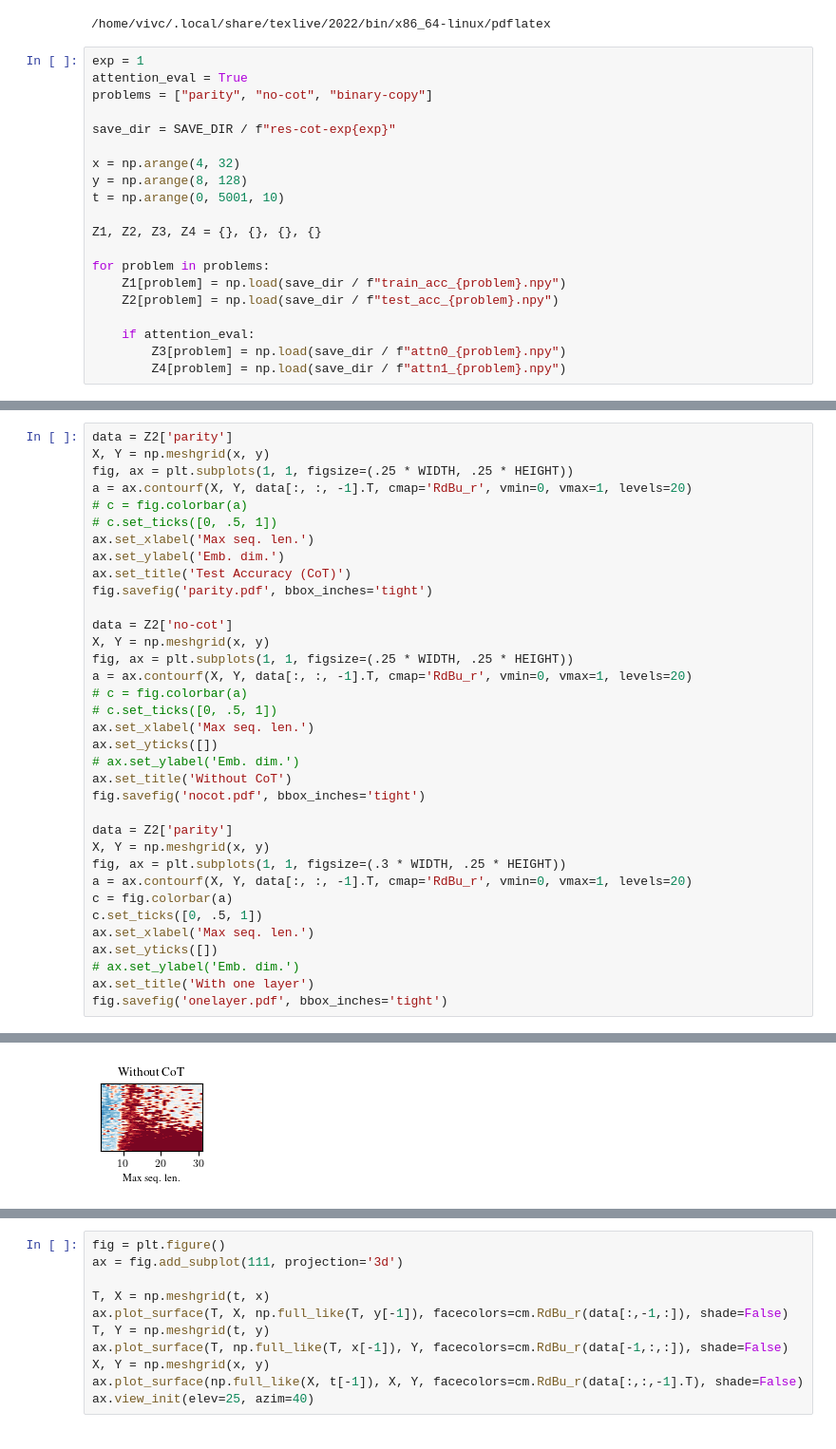
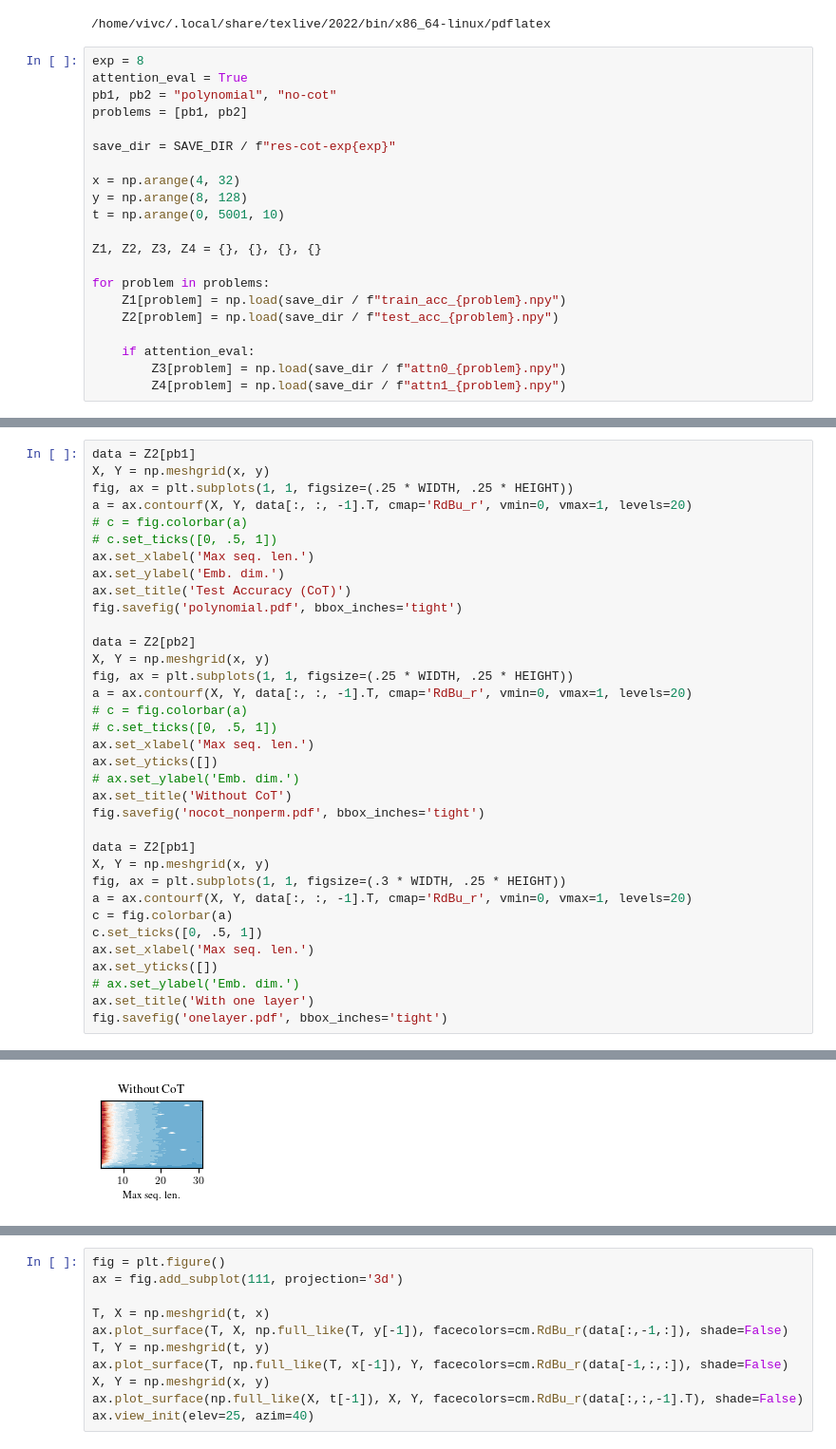
Before and after one commit to fairinternal/composable-llm, a Jupyter notebook: notebooks/show_scaling.ipynb, the cells around one changed output, grey strips where cells are left out. Shown at 95% size. Saved outputs shown, nothing was run; the diff lists cells and outputs as text.

```diff
--- a/notebooks/show_scaling.ipynb
+++ b/notebooks/show_scaling.ipynb
@@ -21,9 +21,10 @@ if usetex:
 # %% [output]
 /home/vivc/.local/share/texlive/2022/bin/x86_64-linux/pdflatex
 # %%
-exp = 1
+exp = 8
 attention_eval = True
-problems = ["parity", "no-cot", "binary-copy"]
+pb1, pb2 = "polynomial", "no-cot"
+problems = [pb1, pb2]
 
 save_dir = SAVE_DIR / f"res-cot-exp{exp}"
 
@@ -53,5 +54,5 @@ for Zi in (
 # %%
-data = Z2['parity']
+data = Z2[pb1]
 X, Y = np.meshgrid(x, y)
 fig, ax = plt.subplots(1, 1, figsize=(.25 * WIDTH, .25 * HEIGHT))
 a = ax.contourf(X, Y, data[:, :, -1].T, cmap='RdBu_r', vmin=0, vmax=1, levels=20)
@@ -60,9 +61,9 @@ a = ax.contourf(X, Y, data[:, :, -1].T, cmap='RdBu_r', vmin=0, vmax=1, levels=20
 ax.set_xlabel('Max seq. len.')
 ax.set_ylabel('Emb. dim.')
 ax.set_title('Test Accuracy (CoT)')
-fig.savefig('parity.pdf', bbox_inches='tight')
+fig.savefig('polynomial.pdf', bbox_inches='tight')
 
-data = Z2['no-cot']
+data = Z2[pb2]
 X, Y = np.meshgrid(x, y)
 fig, ax = plt.subplots(1, 1, figsize=(.25 * WIDTH, .25 * HEIGHT))
 a = ax.contourf(X, Y, data[:, :, -1].T, cmap='RdBu_r', vmin=0, vmax=1, levels=20)
@@ -72,9 +73,9 @@ ax.set_xlabel('Max seq. len.')
 ax.set_yticks([])
 # ax.set_ylabel('Emb. dim.')
 ax.set_title('Without CoT')
-fig.savefig('nocot.pdf', bbox_inches='tight')
+fig.savefig('nocot_nonperm.pdf', bbox_inches='tight')
 
-data = Z2['parity']
+data = Z2[pb1]
 X, Y = np.meshgrid(x, y)
 fig, ax = plt.subplots(1, 1, figsize=(.3 * WIDTH, .25 * HEIGHT))
 a = ax.contourf(X, Y, data[:, :, -1].T, cmap='RdBu_r', vmin=0, vmax=1, levels=20)
@@ -90 +91 @@ fig.savefig('onelayer.pdf', bbox_inches='tight')
-[figure, old version]
+[figure, new version]
```
Also changed, not shown: parts of 3 cells of this notebook.
